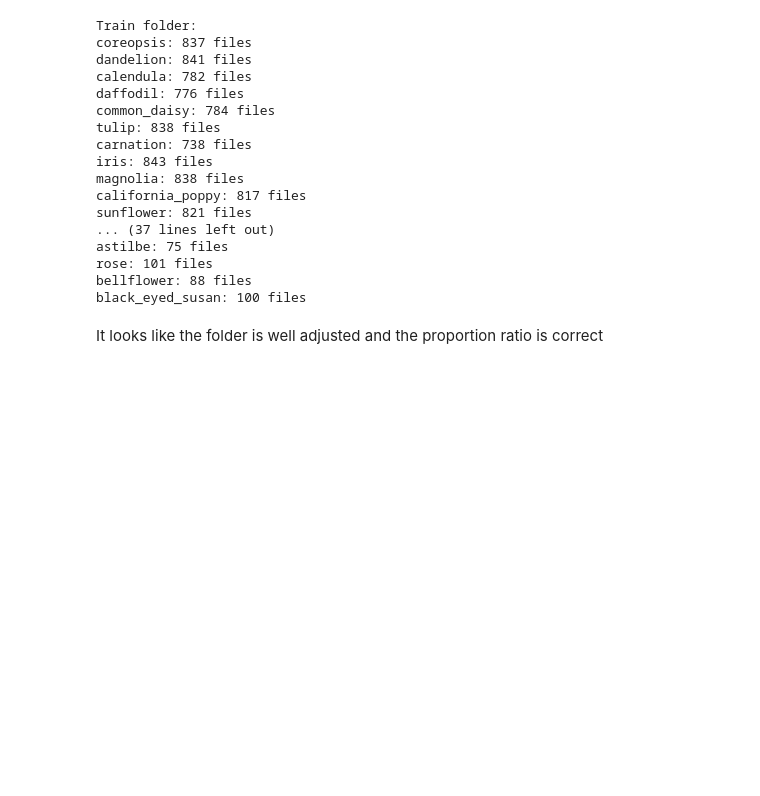
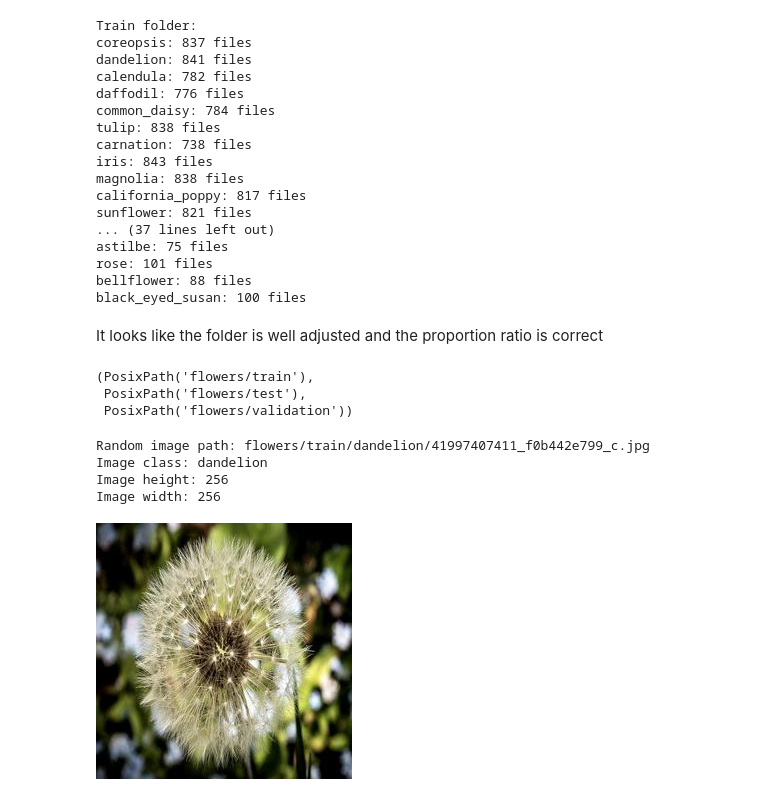
Before and after one commit to dpasierbiewicz/flower_classificator, a Jupyter notebook: Flower_classifier.ipynb, the cells around one changed output. Cells and saved outputs as stored; diff of their text form; code cells hidden in the pictures; blank space fills up the shorter version.

Commit message:
Add displaying images

```diff
--- a/Flower_classifier.ipynb
+++ b/Flower_classifier.ipynb
@@ -197,3 +197,42 @@ bellflower: 88 files
 black_eyed_susan: 100 files
 # %% [markdown]
 It looks like the folder is well adjusted and the proportion ratio is correct
+# %%
+#Creating Path objects which will help with choosing random path file
+from pathlib import Path
+image_path = Path("flowers")
+train_dir = image_path / "train"
+test_dir = image_path  / "test"
+valid_dir = image_path / "validation"
+
+train_dir, test_dir, valid_dir
+# %% [output]
+(PosixPath('flowers/train'),
+ PosixPath('flowers/test'),
+ PosixPath('flowers/validation'))
+# %%
+#Printing random image
+import random
+from PIL import Image
+
+random.seed(42)
+
+image_path_list = list(image_path.glob("*/*/*.jpg"))
+
+random_image_path = random.choice(image_path_list)
+
+image_class = random_image_path.parent.stem
+
+img = Image.open(random_image_path)
+
+print(f"Random image path: {random_image_path}")
+print(f"Image class: {image_class}")
+print(f"Image height: {img.height}")
+print(f"Image width: {img.width}")
+img
+# %% [output]
+Random image path: flowers/train/dandelion/41997407411_f0b442e799_c.jpg
+Image class: dandelion
+Image height: 256
+Image width: 256
+[figure, added]
```
Also changed, not shown: parts of 4 cells of this notebook.
